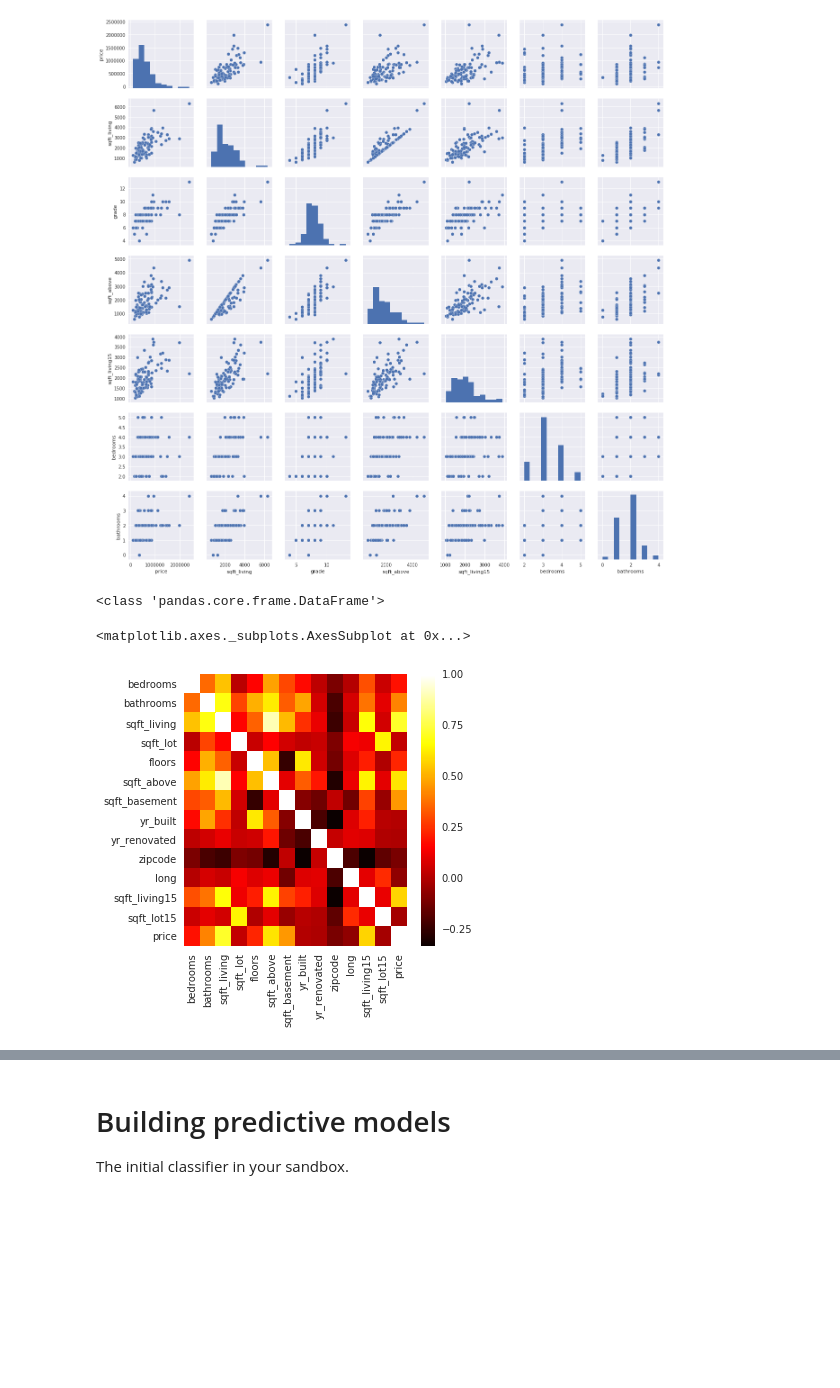
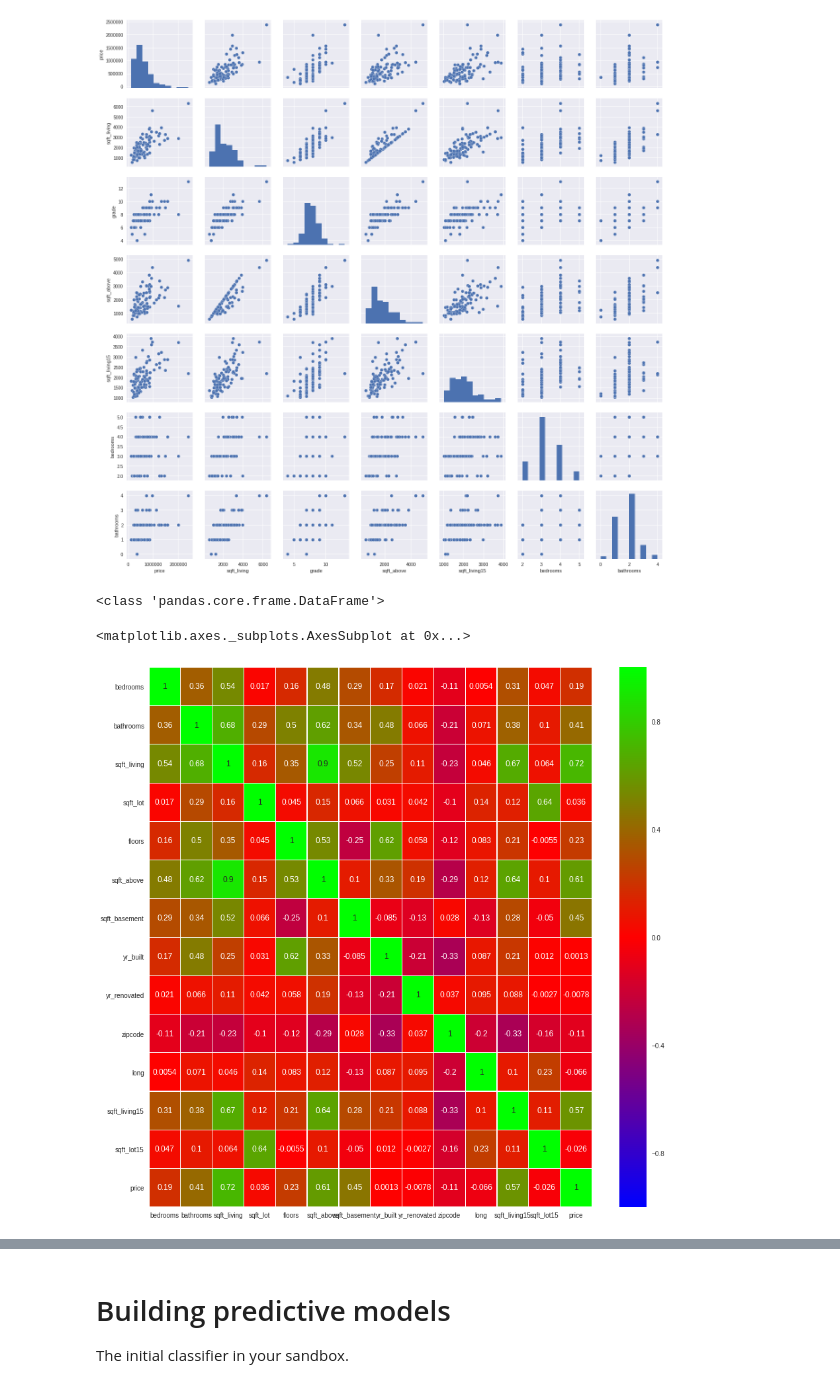
Before and after one commit to solidarite/friend, a Jupyter notebook: README.ipynb, the cells around one changed output, grey strips where cells are left out. Saved outputs shown, nothing was run; the diff lists cells and outputs as text; code cells hidden in the pictures; blank space fills up the shorter version.

```diff
--- a/README.ipynb
+++ b/README.ipynb
@@ -207,13 +210,14 @@ sns.pairplot(XY[cols], size = 2.5,  palette='afmhot')
 # %%
 print type(X)
 
-confusion=XY.drop(columns=['lat','age_of_renov'])
+#confusion=XY.drop(columns=['lat','age_of_renov'])
 
-plt.figure(figsize=(5,5))
-#X=X.assign(price = Y)
-#X=X.drop('lat',1)
-sns.heatmap(confusion.corr(), cmap='hot')
+plt.figure(figsize=(15,15))
+X=X.assign(price = Y)
+X=X.drop('lat',1)
+
+sns.heatmap(X.corr(), cmap='brg',annot=True,linewidths=.2)
 # %% [output]
 <class 'pandas.core.frame.DataFrame'>
 <matplotlib.axes._subplots.AxesSubplot at 0x...>
-[figure, old version]
+[figure, new version]
```
Also changed, not shown: parts of 19 cells of this notebook.
